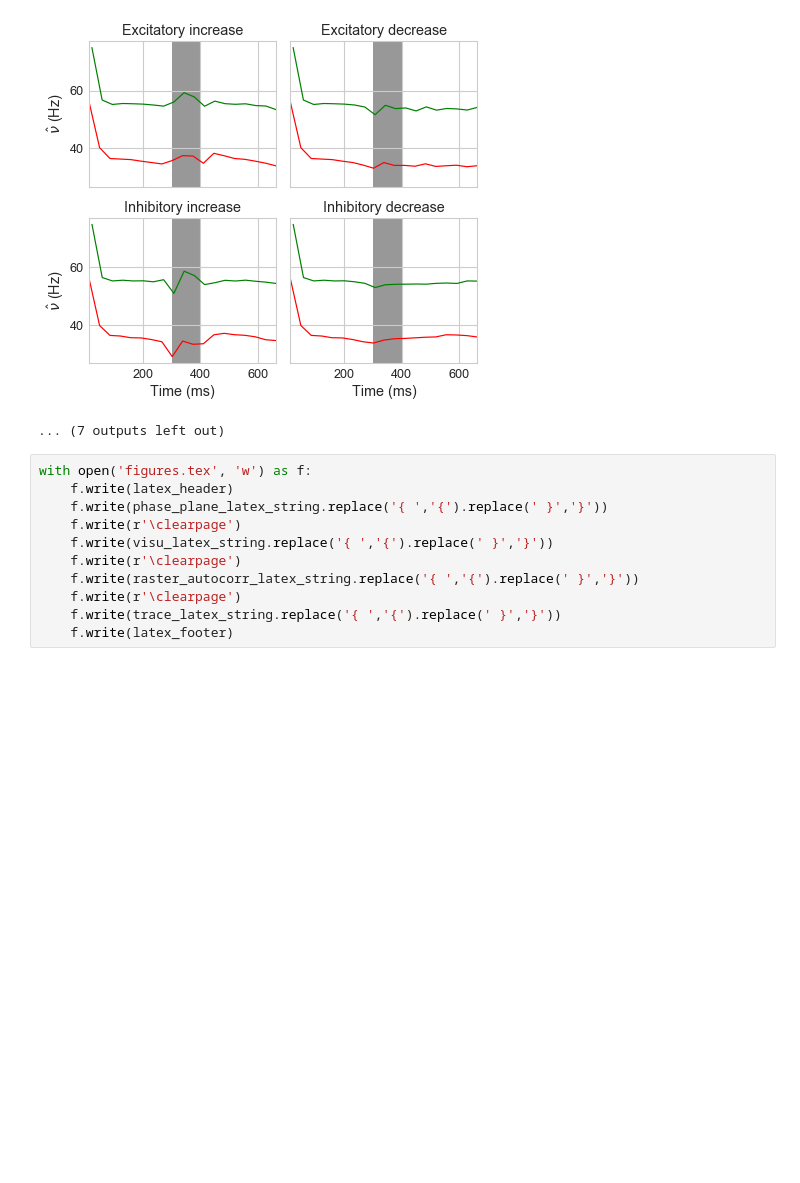
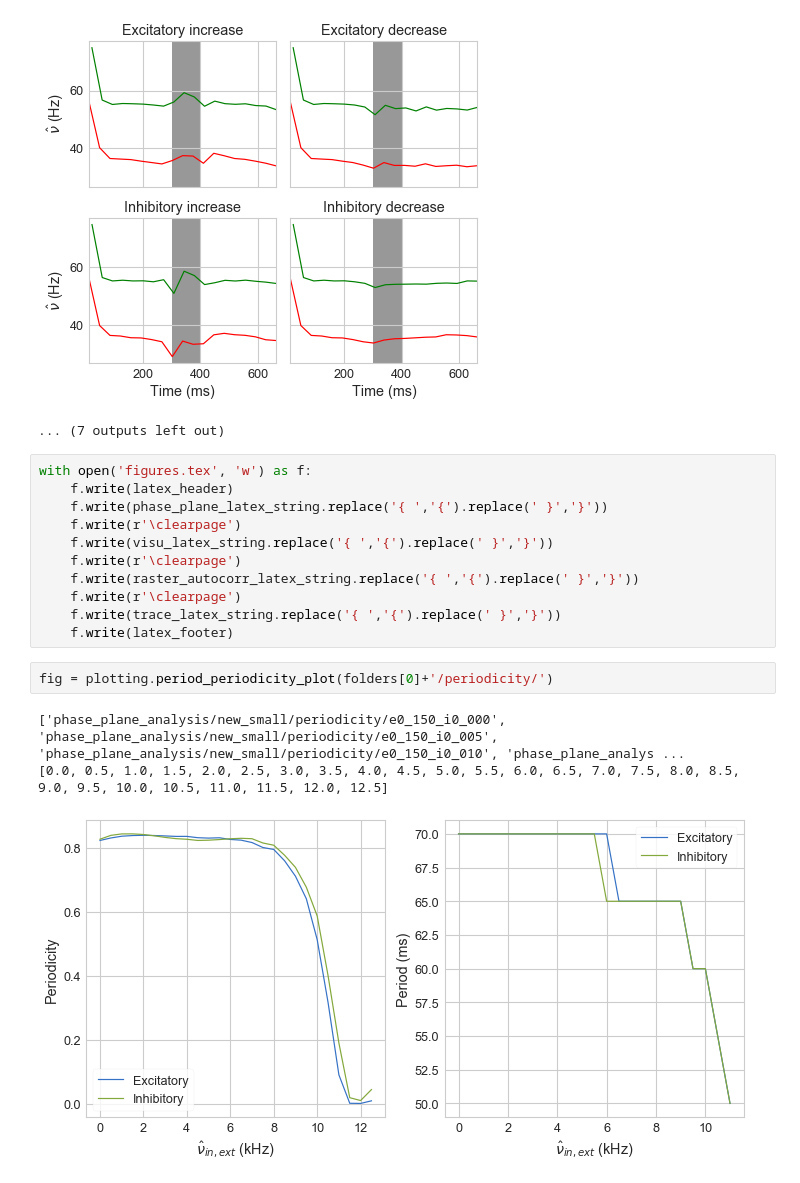
Before and after one commit to A13k2/Magic, a Jupyter notebook: pickle/phase_plane_analysis.ipynb, the cells around one changed output. Cells and saved outputs as stored; diff of their text form; blank space fills up the shorter version.

```diff
--- a/pickle/phase_plane_analysis.ipynb
+++ b/pickle/phase_plane_analysis.ipynb
@@ -382,3 +288,9 @@ with open('figures.tex', 'w') as f:
     f.write(r'\clearpage')
     f.write(trace_latex_string.replace('{ ','{').replace(' }','}'))
     f.write(latex_footer)
+# %%
+fig = plotting.period_periodicity_plot(folders[0]+'/periodicity/')
+# %% [output]
+['phase_plane_analysis/new_small/periodicity/e0_150_i0_000', 'phase_plane_analysis/new_small/periodicity/e0_150_i0_005', 'phase_plane_analysis/new_small/periodicity/e0_150_i0_010', 'phase_plane_analys ...
+[0.0, 0.5, 1.0, 1.5, 2.0, 2.5, 3.0, 3.5, 4.0, 4.5, 5.0, 5.5, 6.0, 6.5, 7.0, 7.5, 8.0, 8.5, 9.0, 9.5, 10.0, 10.5, 11.0, 11.5, 12.0, 12.5]
+[figure, added]
```
Also changed, not shown: parts of 18 cells of this notebook, 2 other files.
